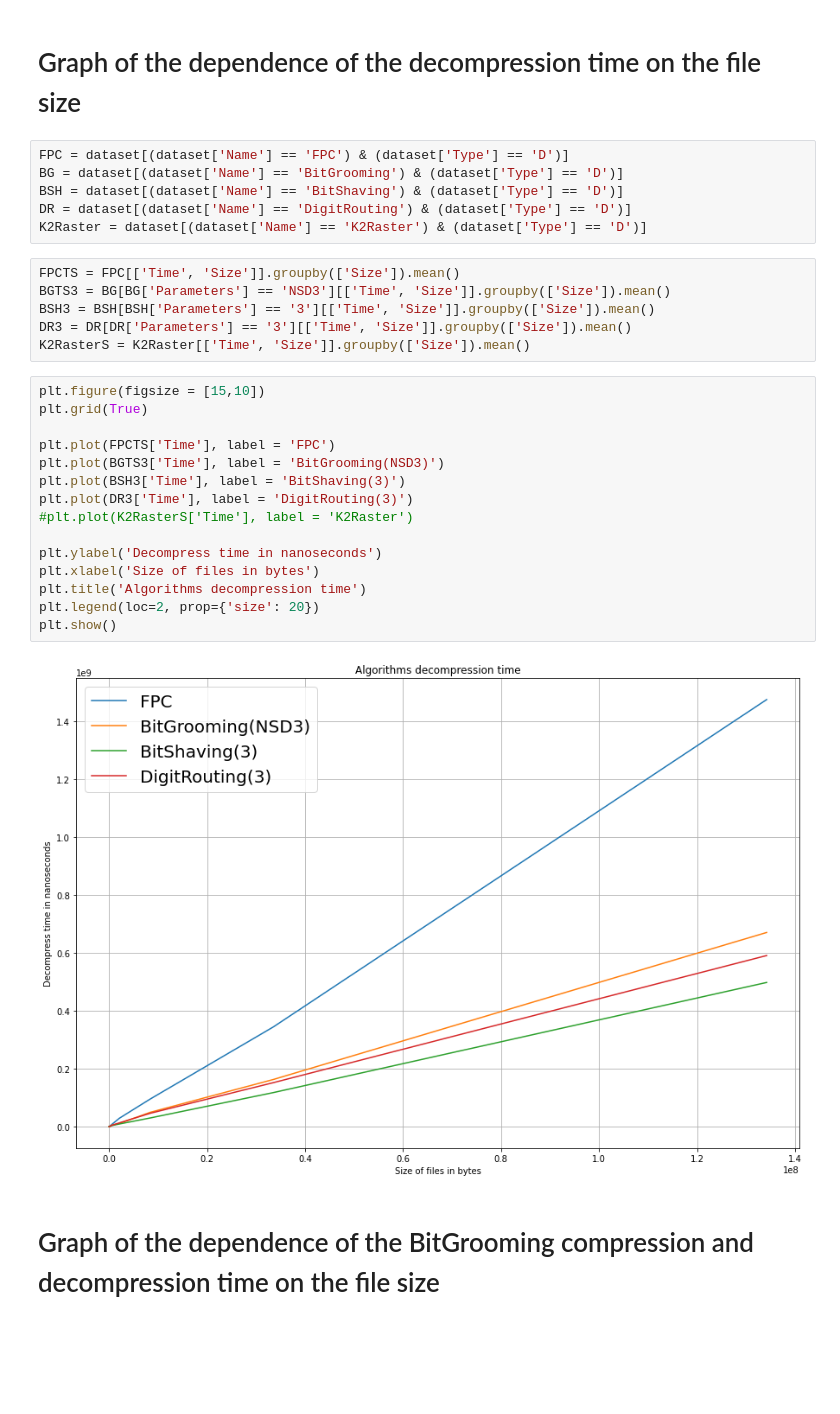
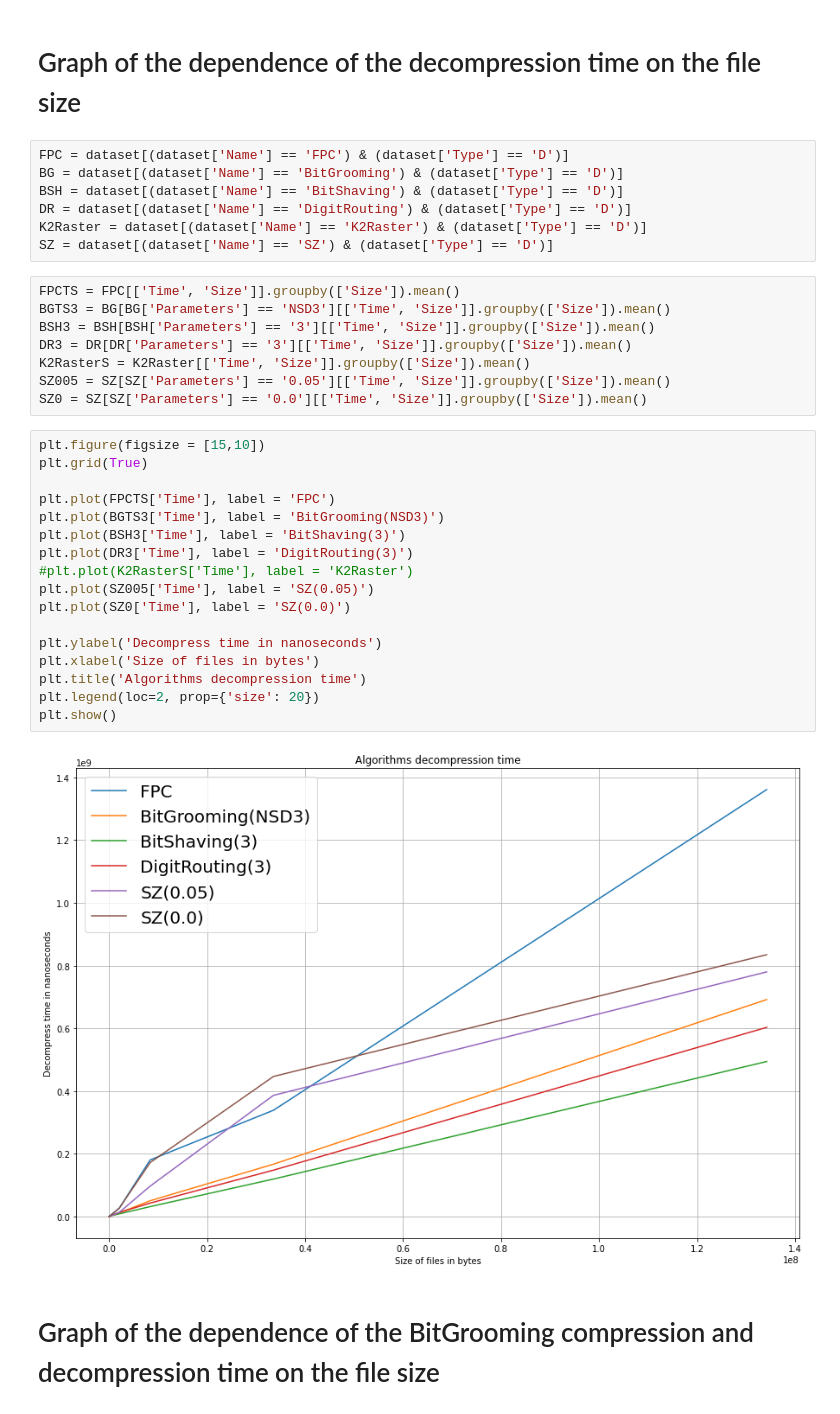
Before and after one commit to pvshebarshin/Comparative-Evaluation-of-Geospatial-Raster-Data-Compression-Techniques, a Jupyter notebook: src/main/resources/algorithms.ipynb, the cells around one changed output. Drawn from its saved outputs; the diff is of its cells as text; blank space fills up the shorter version.

```diff
--- a/src/main/resources/algorithms.ipynb
+++ b/src/main/resources/algorithms.ipynb
@@ -80,29 +85,34 @@ BG = dataset[(dataset['Name'] == 'BitGrooming') & (dataset['Type'] == 'D')]
 BSH = dataset[(dataset['Name'] == 'BitShaving') & (dataset['Type'] == 'D')]
 DR = dataset[(dataset['Name'] == 'DigitRouting') & (dataset['Type'] == 'D')]
 K2Raster = dataset[(dataset['Name'] == 'K2Raster') & (dataset['Type'] == 'D')]
+SZ = dataset[(dataset['Name'] == 'SZ') & (dataset['Type'] == 'D')]
 # %%
 FPCTS = FPC[['Time', 'Size']].groupby(['Size']).mean()
 BGTS3 = BG[BG['Parameters'] == 'NSD3'][['Time', 'Size']].groupby(['Size']).mean()
 BSH3 = BSH[BSH['Parameters'] == '3'][['Time', 'Size']].groupby(['Size']).mean()
 DR3 = DR[DR['Parameters'] == '3'][['Time', 'Size']].groupby(['Size']).mean()
 K2RasterS = K2Raster[['Time', 'Size']].groupby(['Size']).mean()
+SZ005 = SZ[SZ['Parameters'] == '0.05'][['Time', 'Size']].groupby(['Size']).mean()
+SZ0 = SZ[SZ['Parameters'] == '0.0'][['Time', 'Size']].groupby(['Size']).mean()
 # %%
 plt.figure(figsize = [15,10])
 plt.grid(True)
 
 plt.plot(FPCTS['Time'], label = 'FPC')
 plt.plot(BGTS3['Time'], label = 'BitGrooming(NSD3)')
 plt.plot(BSH3['Time'], label = 'BitShaving(3)')
 plt.plot(DR3['Time'], label = 'DigitRouting(3)')
 #plt.plot(K2RasterS['Time'], label = 'K2Raster')
+plt.plot(SZ005['Time'], label = 'SZ(0.05)')
+plt.plot(SZ0['Time'], label = 'SZ(0.0)')
 
 plt.ylabel('Decompress time in nanoseconds')
 plt.xlabel('Size of files in bytes')
 plt.title('Algorithms decompression time')
 plt.legend(loc=2, prop={'size': 20})
 plt.show()
 # %% [output]
-[figure, old version]
+[figure, new version]
 # %% [markdown]
 # Graph of the dependence of the BitGrooming compression and decompression time on the file size<br>
 # %% [markdown]
```
Also changed, not shown: parts of 29 cells of this notebook.
